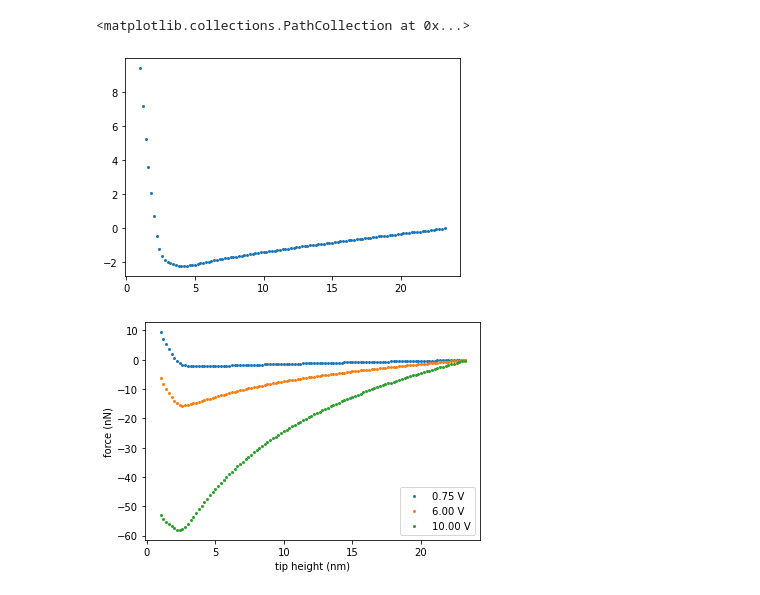
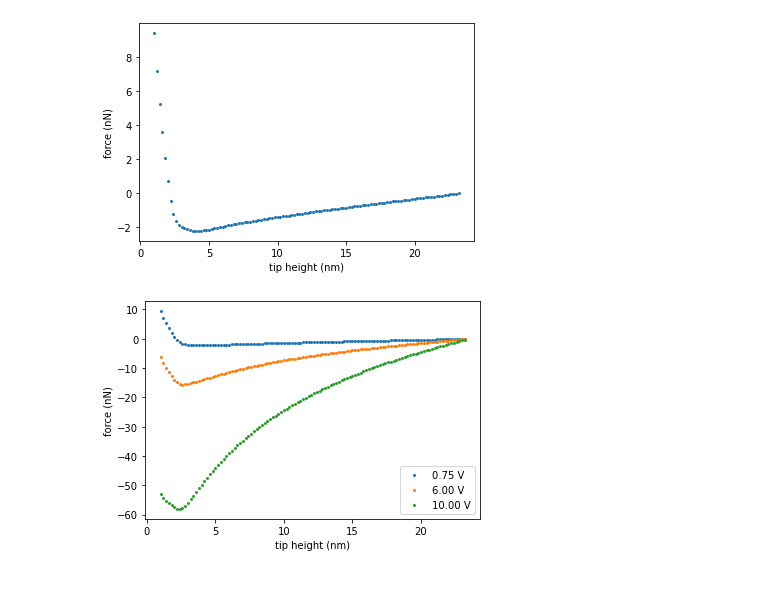
Before and after one commit to phys201/nc_AFM, a Jupyter notebook: df_to_force.ipynb, the cells around one changed output. Saved outputs shown, nothing was run; the diff lists cells and outputs as text; code cells hidden in the pictures.

```diff
--- a/df_to_force.ipynb
+++ b/df_to_force.ipynb
@@ -18,9 +18,10 @@ z_real = z_piezo - z_piezo[0] +1*10**(-9)
 force_0p75 = lj.calculate_force(a,k,f_0, z_real, df_dataframe['0.75'])
 # %%
 plt.scatter(z_real[:-1]*10**9, lj.calculate_force(a,k,f_0, z_real, df_dataframe['0.75'])*10**9, s= 4, label = '0.75 V')
+plt.ylabel('force (nN)')
+plt.xlabel('tip height (nm)');
 # %% [output]
-<matplotlib.collections.PathCollection at 0x...>
-[figure, old version]
+[figure, new version]
 # %%
 plt.scatter(z_real[:-1]*10**9, lj.calculate_force(a,k,f_0, z_real, df_dataframe['0.75'])*10**9, s= 4, label = '0.75 V')
 
```
Also changed, not shown: parts of 3 cells of this notebook, 1 other file.
